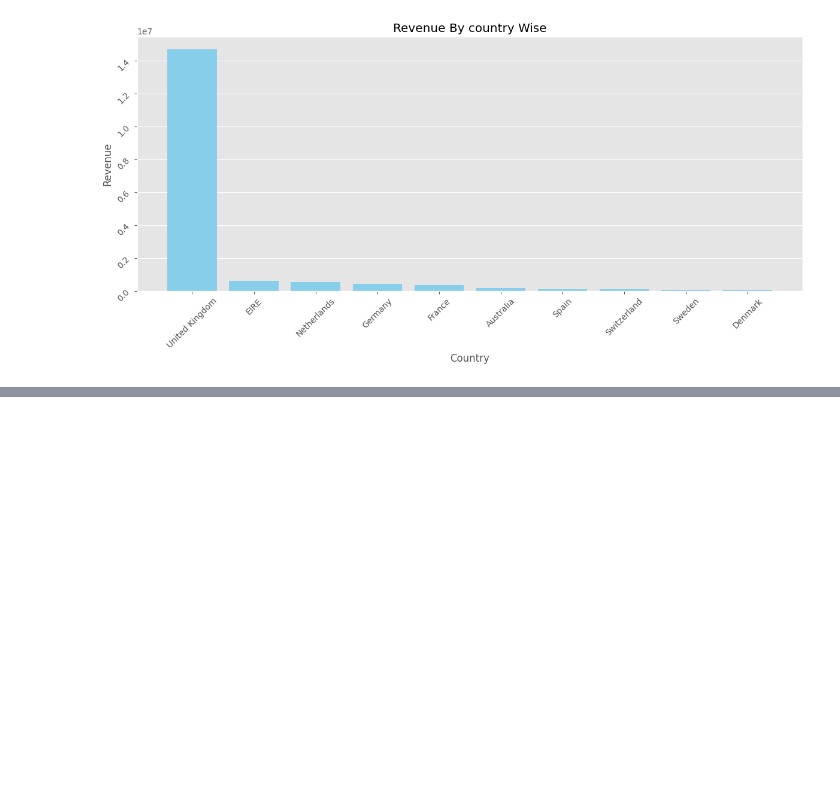
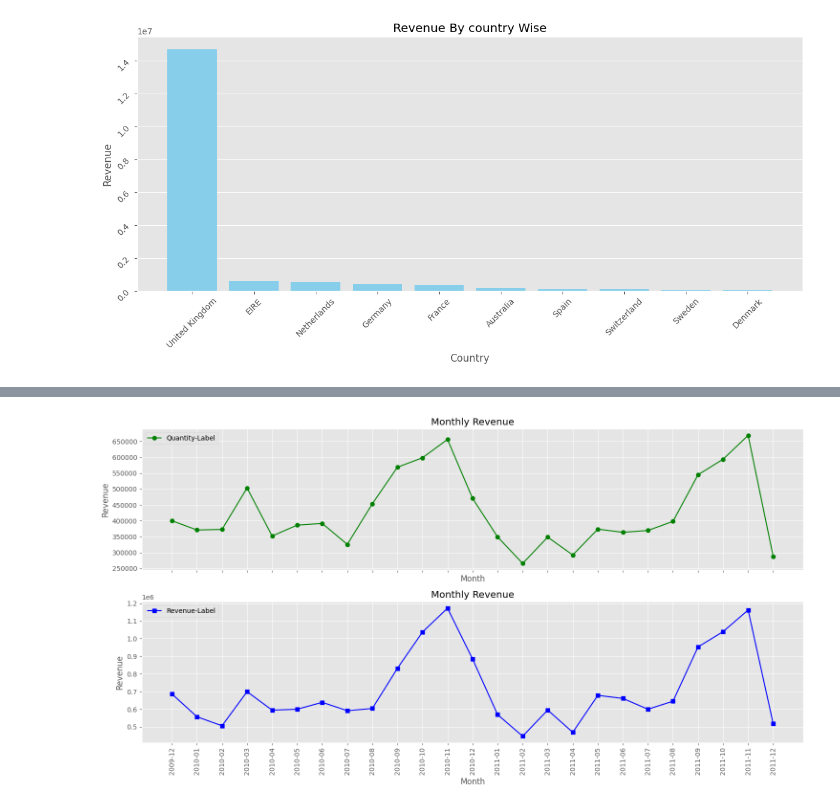
Before and after one commit to mdzaheerjk/Data-Visualization, a Jupyter notebook: Data-Visualization.ipynb, the cells around one changed output, grey strips where cells are left out. Cells and saved outputs as stored; diff of their text form; code cells hidden in the pictures; blank space fills up the shorter version.

```diff
--- a/Data-Visualization.ipynb
+++ b/Data-Visualization.ipynb
@@ -413,0 +471,26 @@ plt.show()
+# %%
+monthly_Quantity=df.groupby('Month')['Quantity'].sum().sort_index()
+monthly_Revenue=df.groupby('Month')['Revenue'].sum().sort_index()
+# %%
+fg,axs=plt.subplots(nrows=2,ncols=1,figsize=(15,8),sharex=True)
+
+axs[0].plot(monthly_Quantity.index,monthly_Quantity.values,marker='o',color='green',label='Quantity-Label')
+axs[0].set_title("Monthly Revenue")
+axs[0].set_xlabel('Month')
+axs[0].set_ylabel('Revenue')
+axs[0].legend()
+axs[0].grid(True)
+
+axs[1].plot(monthly_Revenue.index,monthly_Revenue.values,marker='s',color='blue',label='Revenue-Label')
+axs[1].set_title("Monthly Revenue")
+axs[1].set_xlabel('Month')
+axs[1].set_ylabel('Revenue')
+axs[1].legend()
+axs[1].grid(True)
+
+
+plt.xticks(rotation=90)
+plt.tight_layout()
+plt.show()
+# %% [output]
+[figure, added]
```
Also changed, not shown: parts of 45 cells of this notebook, 1 other file.
